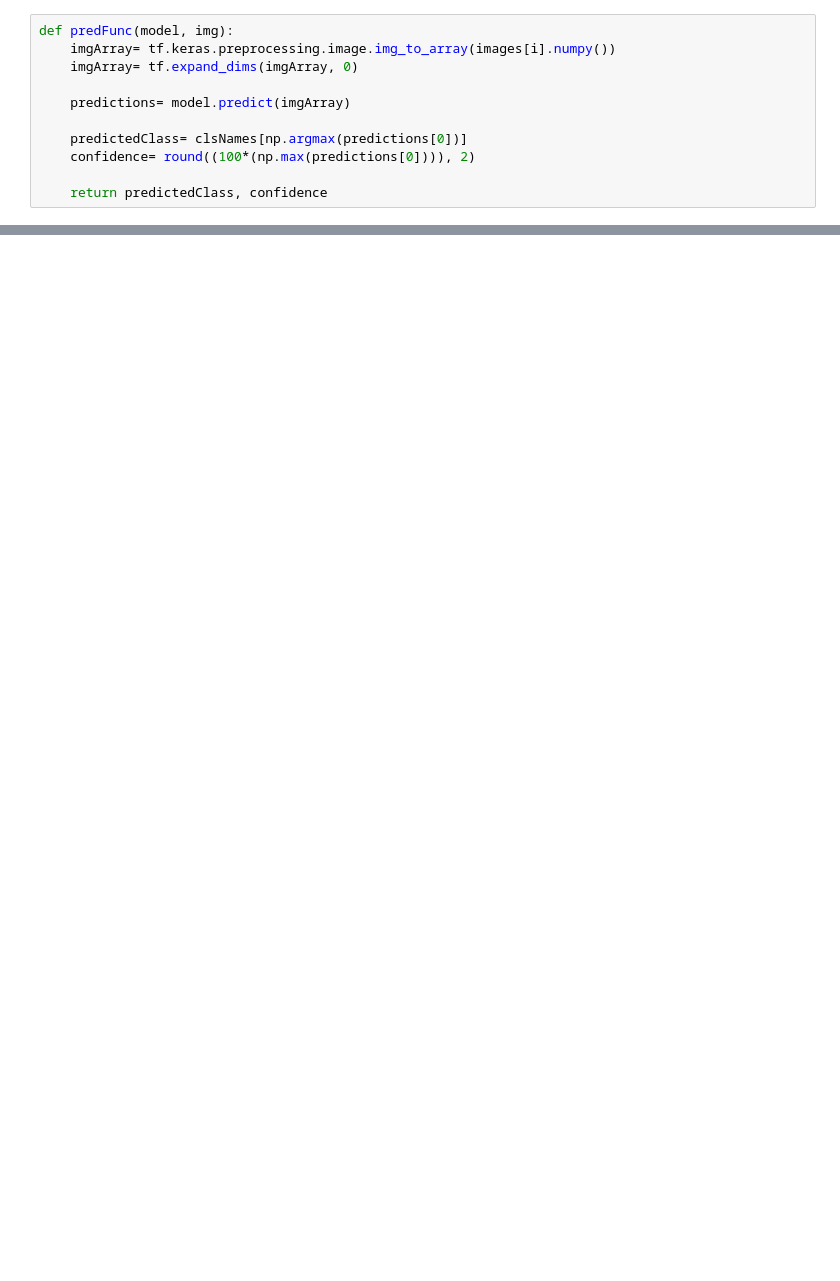
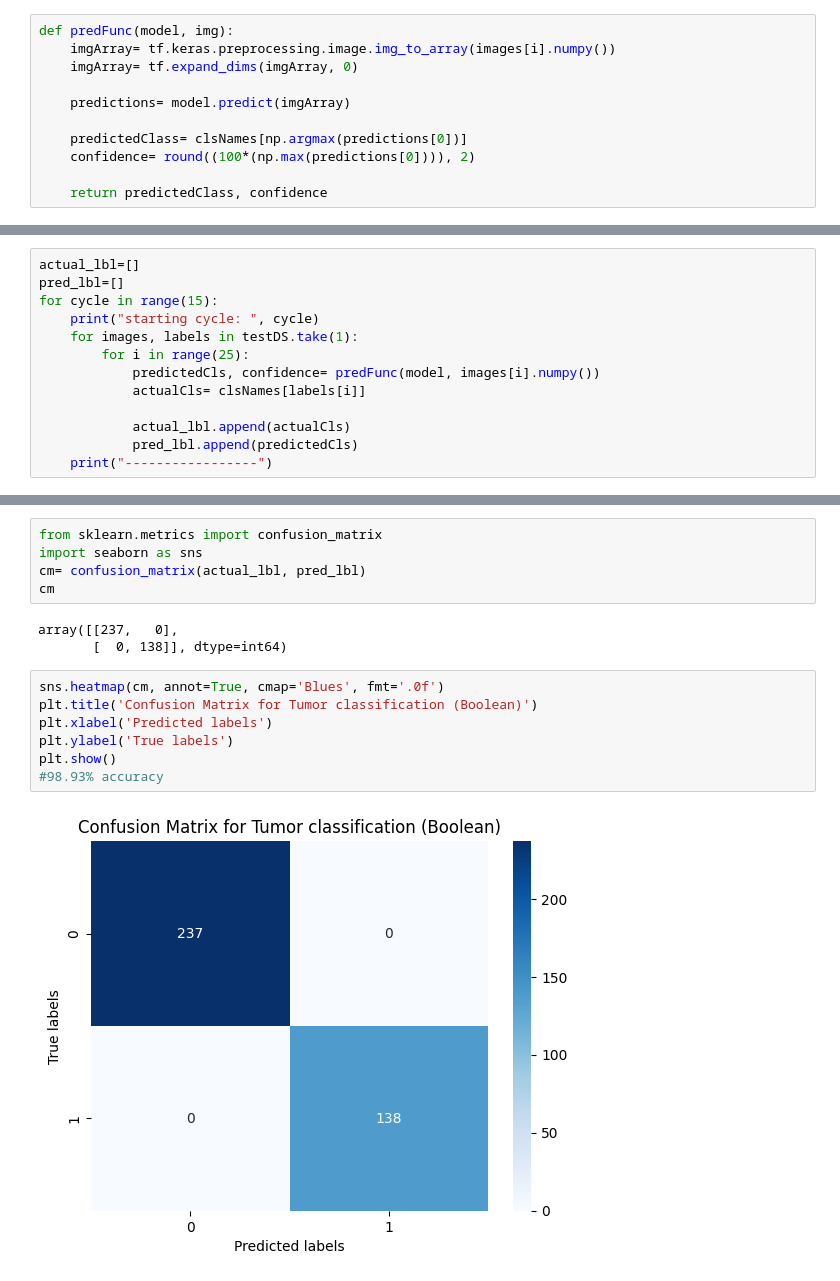
Before and after one commit to rohnsha0/SwasthAI, a Jupyter notebook: notebooks/brain_seg.ipynb, the cells around one changed output, grey strips where cells are left out. Drawn from its saved outputs; the diff is of its cells as text; blank space fills up the shorter version.

Commit message:
updated brain_seg model

```diff
--- a/notebooks/brain_seg.ipynb
+++ b/notebooks/brain_seg.ipynb
@@ -224,0 +225,13 @@ for images, labels in testDS.take(1):
+# %%
+actual_lbl=[]
+pred_lbl=[]
+for cycle in range(15):
+    print("starting cycle: ", cycle)
+    for images, labels in testDS.take(1):
+        for i in range(25):
+            predictedCls, confidence= predFunc(model, images[i].numpy())
+            actualCls= clsNames[labels[i]]
+
+            actual_lbl.append(actualCls)
+            pred_lbl.append(predictedCls)
+    print("-----------------")
@@ -225,3 +256,20 @@ for images, labels in testDS.take(1):
+# %%
+from sklearn.metrics import confusion_matrix
+import seaborn as sns
+cm= confusion_matrix(actual_lbl, pred_lbl)
+cm
+# %% [output]
+array([[237,   0],
+       [  0, 138]], dtype=int64)
+# %%
+sns.heatmap(cm, annot=True, cmap='Blues', fmt='.0f')
+plt.title('Confusion Matrix for Tumor classification (Boolean)')
+plt.xlabel('Predicted labels')
+plt.ylabel('True labels')
+plt.show()
+#98.93% accuracy
+# %% [output]
+[figure, added]
 # %%
 converter= tf.lite.TFLiteConverter.from_keras_model(model)
 tflite_model= converter.convert()
```
Also changed, not shown: parts of 12 cells of this notebook, 1 other file.
